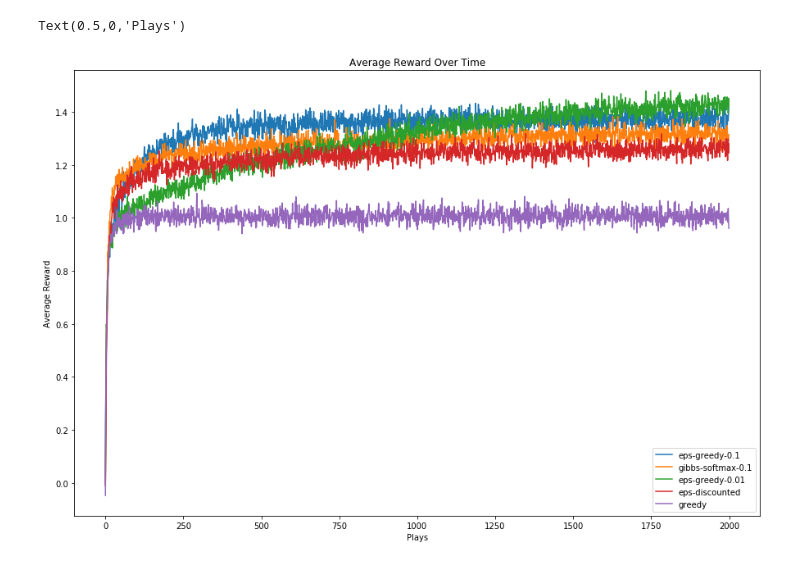
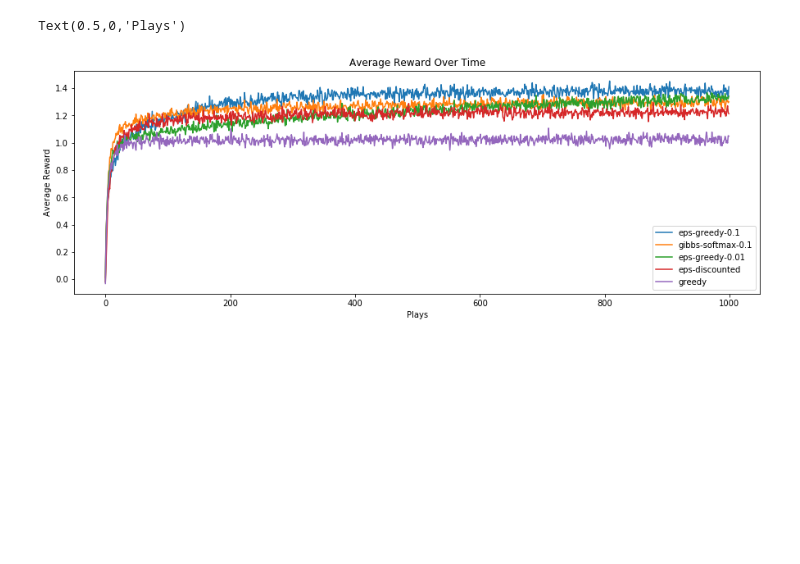
Before and after one commit to pkacprzak/sutton-barto-reinforcement-learning-exercises, a Jupyter notebook: Exercise 2.2.ipynb, the cells around one changed output. Drawn from its saved outputs; the diff is of its cells as text; code cells hidden in the pictures; blank space fills up the shorter version.

```diff
--- a/Exercise 2.2.ipynb
+++ b/Exercise 2.2.ipynb
@@ -152,6 +150,9 @@ POLICIES = {
     "eps-discounted": EpsDiscountedGreedyPolicy(),
 }
 NUM_SIMULATIONS = 2000
+NUM_PLAYS = 1000
+NUM_BANDITS = 10
+INITIAL_ACTION_VALUE = 0
 results = {}
 
 for policy_name, policy in POLICIES.items():
@@ -160,10 +161,10 @@ for policy_name, policy in POLICIES.items():
     for simuliation_idx in xrange(NUM_SIMULATIONS):
         bandit_factory = SimpleBanditFactory(mu=0.0, variance=1.0, bandit_value_variance=1.0)
         task = BanditTask(
-            num_bandits=10,
+            num_bandits=NUM_BANDITS,
             bandit_factory=bandit_factory)
         history_rewards, history_optimal_action_selected = task.run_simulation(
-            num_plays=2000, policy=policy, initial_action_value=0)
+            num_plays=NUM_PLAYS, policy=policy, initial_action_value=INITIAL_ACTION_VALUE)
         all_history_rewards.append(history_rewards)
         all_optimal_action_selected.append(history_optimal_action_selected)
     results[policy_name] = (
@@ -176,14 +177,14 @@ Wall time: 2min 50s
 # %%
 for policy_name, (history_rewards, _) in results.items():
-    ax = history_rewards.mean(axis=0).plot(legend=True, figsize=(15,10))
+    ax = history_rewards.mean(axis=0).plot(legend=True, figsize=(15,5))
 legend = ax.legend()
 for i in xrange(len(results)):
     legend.get_texts()[i].set_text(results.keys()[i])
 ax.set_title('Average Reward Over Time')
 ax.set_ylabel("Average Reward")
 ax.set_xlabel("Plays")
 # %% [output]
 Text(0.5,0,'Plays')
-[figure, old version]
+[figure, new version]
 # %%
 for policy_name, (_, history_optimal_action_selected) in results.items():
```
Also changed, not shown: parts of 10 cells of this notebook.
